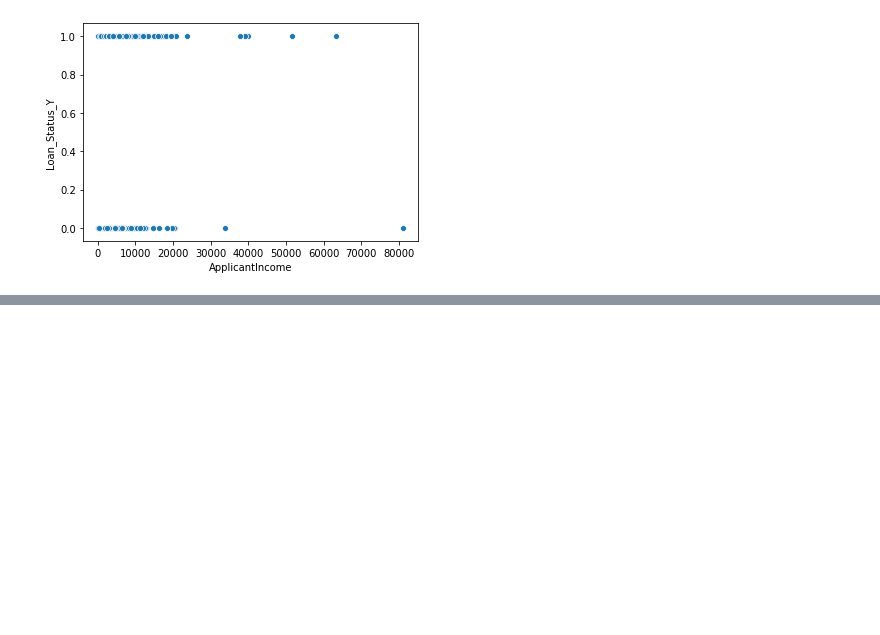
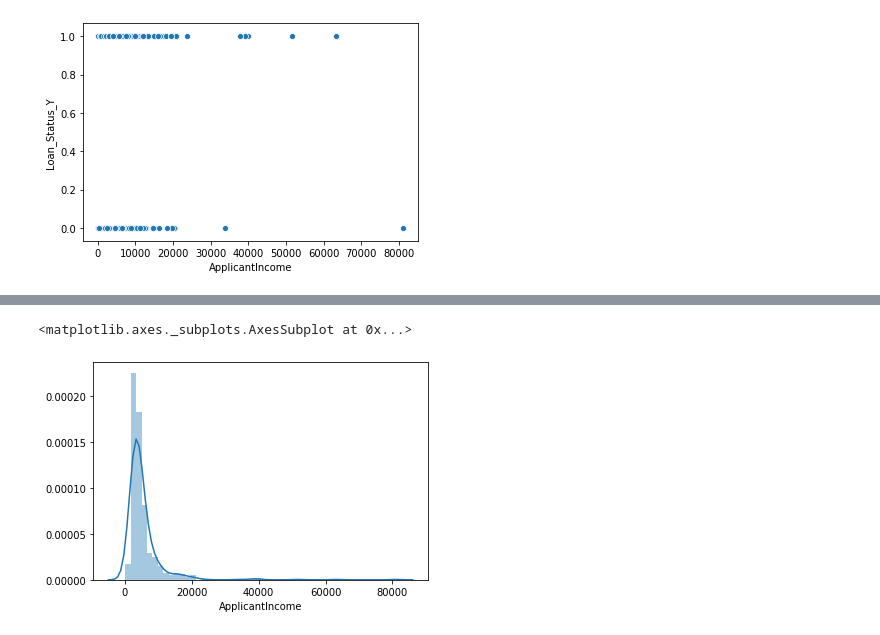
Before and after one commit to pragssss26/Loan_Prediction, a Jupyter notebook: Data_Analysis.ipynb, the cells around one changed output, grey strips where cells are left out. Saved outputs shown, nothing was run; the diff lists cells and outputs as text; code cells hidden in the pictures; blank space fills up the shorter version.

```diff
--- a/Data_Analysis.ipynb
+++ b/Data_Analysis.ipynb
@@ -98,0 +110,5 @@ sns.scatterplot(data=dataset,x='ApplicantIncome',y='Loan_Status_Y')
+# %%
+sns.distplot(dataset['ApplicantIncome'])
+# %% [output]
+<matplotlib.axes._subplots.AxesSubplot at 0x...>
+[figure, added]
```
Also changed, not shown: parts of 5 cells of this notebook.
